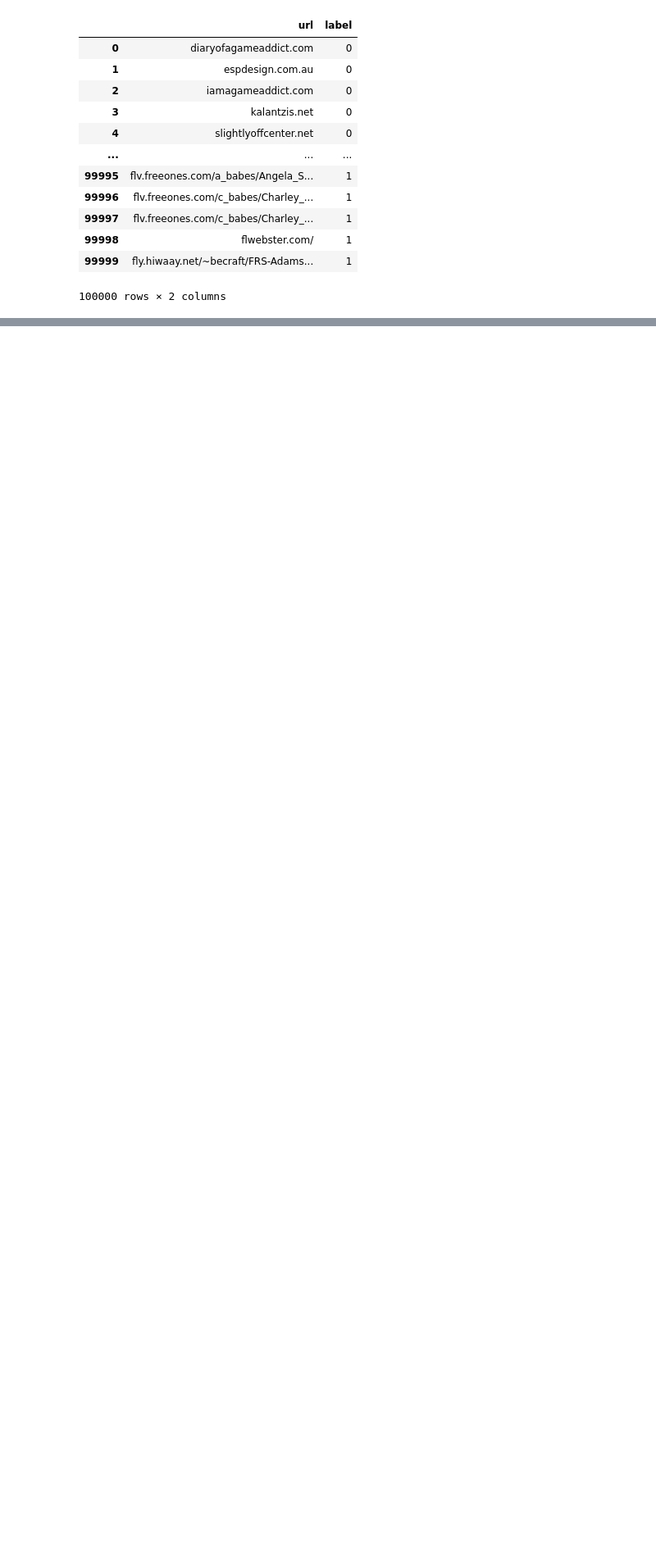
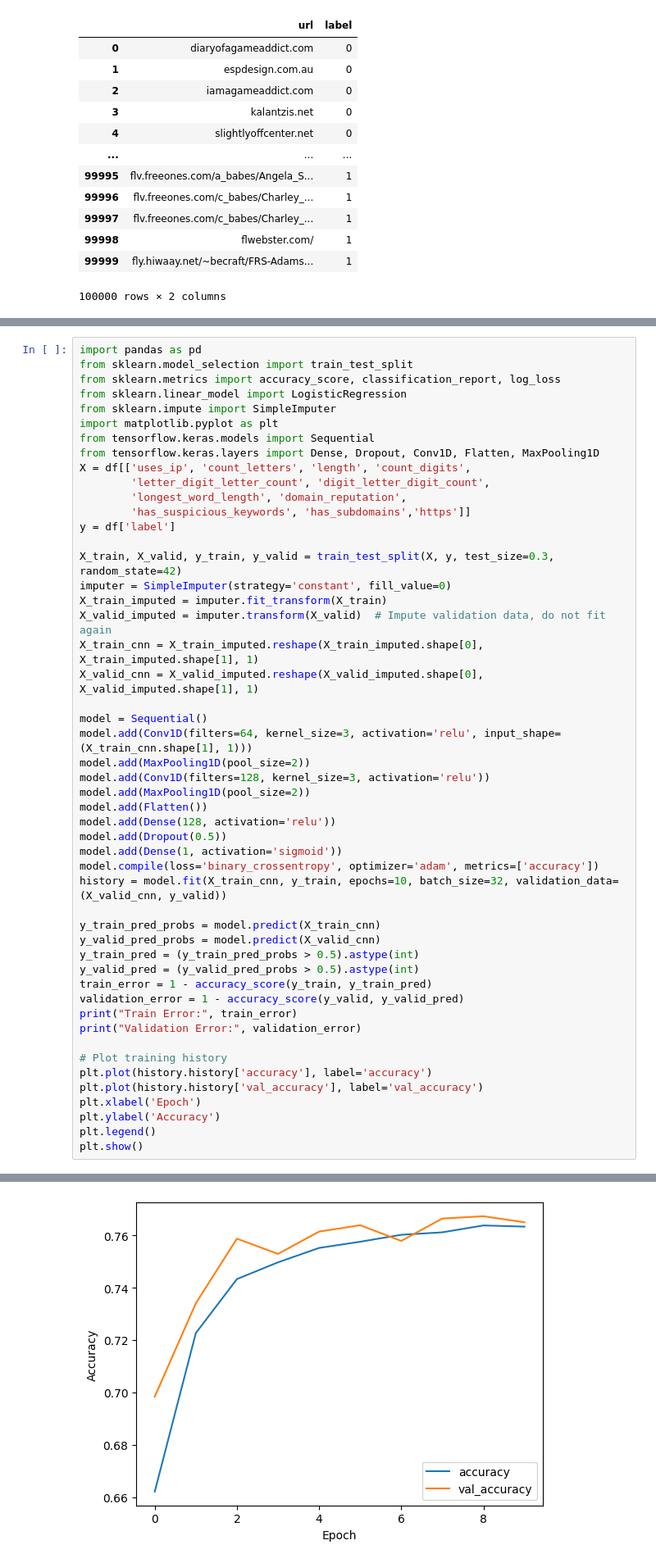
Before and after one commit to roy-asraf1/Identifying-malicious-addresses-by-deep-learning, a Jupyter notebook: cyberwork.ipynb, the cells around one changed output, grey strips where cells are left out. Shown: that part at 82% size. Cells and saved outputs as stored; diff of their text form; blank space fills up the shorter version.

```diff
--- a/cyberwork.ipynb
+++ b/cyberwork.ipynb
@@ -322 +286,52 @@ weighted avg   0.660065  0.641300  0.630949  30000.0000
 [figure]
+# %%
+import pandas as pd
+from sklearn.model_selection import train_test_split
+from sklearn.metrics import accuracy_score, classification_report, log_loss
+from sklearn.linear_model import LogisticRegression
+from sklearn.impute import SimpleImputer
+import matplotlib.pyplot as plt
+from tensorflow.keras.models import Sequential
+from tensorflow.keras.layers import Dense, Dropout, Conv1D, Flatten, MaxPooling1D
+X = df[['uses_ip', 'count_letters', 'length', 'count_digits',
+        'letter_digit_letter_count', 'digit_letter_digit_count',
+        'longest_word_length', 'domain_reputation',
+        'has_suspicious_keywords', 'has_subdomains','https']]
+y = df['label']
+
+X_train, X_valid, y_train, y_valid = train_test_split(X, y, test_size=0.3, random_state=42)
+imputer = SimpleImputer(strategy='constant', fill_value=0)
+X_train_imputed = imputer.fit_transform(X_train)
+X_valid_imputed = imputer.transform(X_valid)  # Impute validation data, do not fit again
+X_train_cnn = X_train_imputed.reshape(X_train_imputed.shape[0], X_train_imputed.shape[1], 1)
+X_valid_cnn = X_valid_imputed.reshape(X_valid_imputed.shape[0], X_valid_imputed.shape[1], 1)
+
+model = Sequential()
+model.add(Conv1D(filters=64, kernel_size=3, activation='relu', input_shape=(X_train_cnn.shape[1], 1)))
+model.add(MaxPooling1D(pool_size=2))
+model.add(Conv1D(filters=128, kernel_size=3, activation='relu'))
+model.add(MaxPooling1D(pool_size=2))
+model.add(Flatten())
+model.add(Dense(128, activation='relu'))
+model.add(Dropout(0.5))
+model.add(Dense(1, activation='sigmoid'))
+model.compile(loss='binary_crossentropy', optimizer='adam', metrics=['accuracy'])
+history = model.fit(X_train_cnn, y_train, epochs=10, batch_size=32, validation_data=(X_valid_cnn, y_valid))
+
+y_train_pred_probs = model.predict(X_train_cnn)
+y_valid_pred_probs = model.predict(X_valid_cnn)
+y_train_pred = (y_train_pred_probs > 0.5).astype(int)
+y_valid_pred = (y_valid_pred_probs > 0.5).astype(int)
+train_error = 1 - accuracy_score(y_train, y_train_pred)
+validation_error = 1 - accuracy_score(y_valid, y_valid_pred)
+print("Train Error:", train_error)
+print("Validation Error:", validation_error)
+
+# Plot training history
+plt.plot(history.history['accuracy'], label='accuracy')
+plt.plot(history.history['val_accuracy'], label='val_accuracy')
+plt.xlabel('Epoch')
+plt.ylabel('Accuracy')
+plt.legend()
+plt.show()
+# %% [output]
@@ -322,0 +362 @@ weighted avg   0.660065  0.641300  0.630949  30000.0000
+[figure, added]
```
Also changed, not shown: parts of 6 cells of this notebook.
